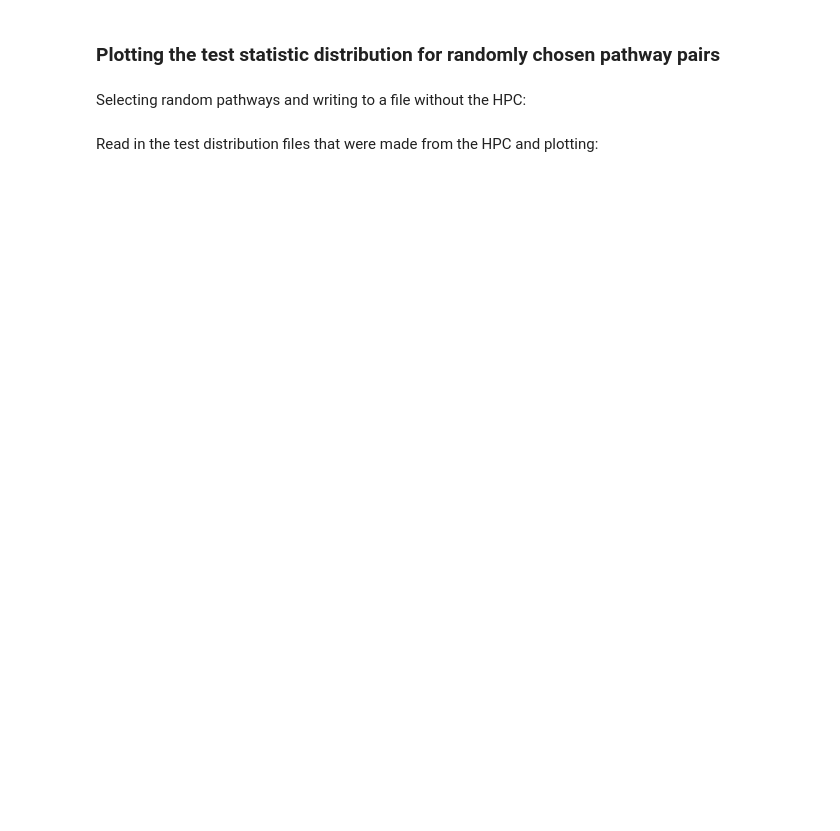
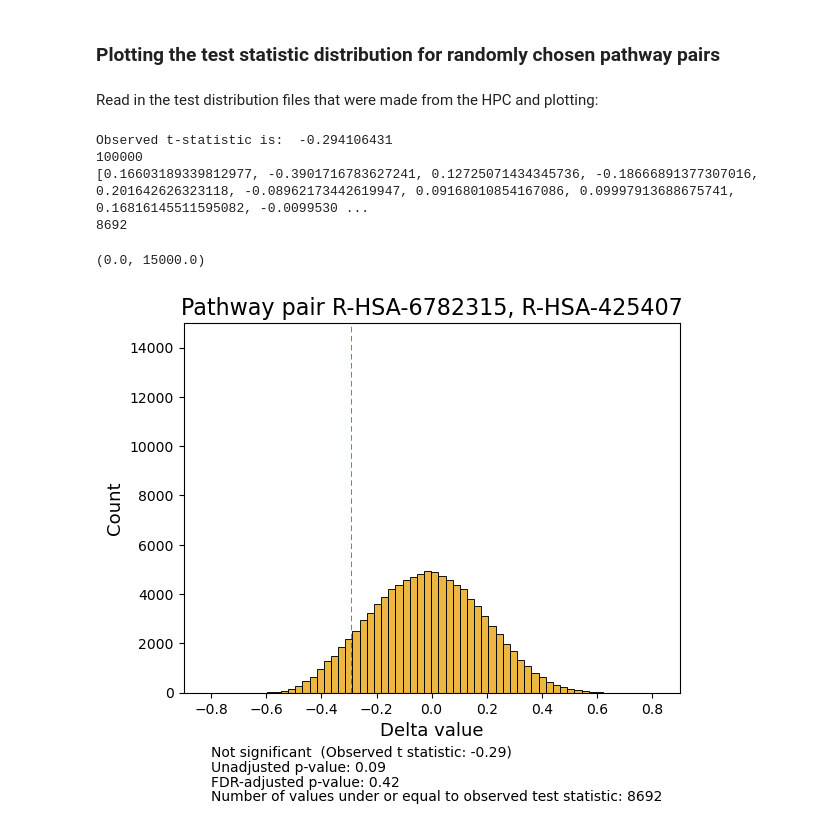
Before and after one commit to j-keung/multiomics-pathway-analysis, a Jupyter notebook: main_scripts/permutations_after_HPC.ipynb, the cells around one changed output. Drawn from its saved outputs; the diff is of its cells as text; code cells hidden in the pictures; blank space fills up the shorter version.

```diff
--- a/main_scripts/permutations_after_HPC.ipynb
+++ b/main_scripts/permutations_after_HPC.ipynb
@@ -413,2 +341,0 @@ path
-# %% [markdown]
-Selecting random pathways and writing to a file without the HPC:
@@ -433,16 +342,15 @@ Selecting random pathways and writing to a file without the HPC:
 # %% [markdown]
 Read in the test distribution files that were made from the HPC and plotting:
 # %%
-val_array = []
+#Open the test distribution files one by one
+test_num = 4631
 
-
-#Open the test distribution files one by one:
-test_num = 4631
 with open('../Data/permutation_test_files_metabolomics/Test_distribution/test_distribution'+str(test_num)+'.txt') as file:
 #with open('../Data/permutation_test_files_proteomics/Test_distribution/test_distribution'+str(test_num)+'.txt') as file:
 #with open('../Data/permutation_test_files_integrated/Test_distribution/test_distribution'+str(test_num)+'.txt') as file:
+
     comparison = df.Observed_tstat[test_num]
-    print(comparison)
+    print("Observed t-statistic is: ", comparison)
 
     edge_name = df.index[test_num]
 
@@ -452,50 +360,47 @@ with open('../Data/permutation_test_files_metabolomics/Test_distribution/test_di
     print(len(vals))
     print(vals[:100])
 
 
-#For metabolomics:
-#sns.histplot(vals, bins = 50,color='#59C3C3',edgecolor="k")
-
-#For proteomics:
-#sns.histplot(vals, bins = 50,color='#4062BB',edgecolor="k")
-
-#For integrated data:
-sns.histplot(vals, bins = 50,color='#52489C',edgecolor="k")
-
+sns.histplot(vals, bins = 50, color='#e69f00', edgecolor="k")
 
 plt.title('Pathway pair '+ edge_name,fontsize=16)
 plt.xlabel('Delta value',fontsize=13)
 plt.ylabel('Count',fontsize=13)
 
 
 #Plot observed t statistic lines
 plt.axvline(x=comparison, color='r', linewidth=0.5, linestyle='--', dashes=(8, 5))
-plt.axvline(x=-comparison, color='r', linewidth=0.5, linestyle='--', dashes=(8, 5))
 
-#Count number of values (made absolute) that are over the observed test statistic (made absolute) for two sided permutation test
+
+#Count number of values that are over/under the observed test statistic for two sided permutation test
 counter = 0
 for index in range(len(vals)):  #len(final_list) = number of permutations
     if comparison >= 0:
         if vals[index] >= comparison:
             counter += 1
     if comparison < 0:
         if vals[index] < comparison:
             counter += 1
 print(counter)
 
 
-#MUST RUN THE ABOVE CODE TO LOAD IN THE NUMBER OF VALUES THAT ARE ABOVE THE OBSERVED TEST STATISTIC SO I KNOW WHETHER THE PATHWAY PAIR IS SIGNIFICANT AFTER FDR CORRECTION
+#MUST RUN THE ABOVE CODE TO LOAD IN 'sig_edge_boolean'
 if sig_edge_boolean[test_num] == True:
     plt.text(-0.8, -2600, "Adjusted p-value significant",fontsize=10)
 else:
-    plt.text(-0.8, -2600, "Not significant"+ "  (Observed t statistic: "+str(comparison)+")", fontsize=10)
-plt.text(-0.8, -3200, "Unadjusted p-value: " + str(pval_array[test_num]),fontsize=10)
-plt.text(-0.8, -3800, "FDR-adjusted p-value: " + str(adjusted_pval[test_num]),fontsize=10)
-plt.text(-0.8, -4400, "Number of values above observed test statistic: " + str(counter),fontsize=10)
+    plt.text(-0.8, -2600, "Not significant"+ "  (Observed t statistic: "+str(round(comparison,2))+")", fontsize=10)
+plt.text(-0.8, -3200, "Unadjusted p-value: " + str(round(pval_array[test_num],2)),fontsize=10)
+plt.text(-0.8, -3800, "FDR-adjusted p-value: " + str(round(adjusted_pval[test_num],2)),fontsize=10)
+plt.text(-0.8, -4400, "Number of values under or equal to observed test statistic: " + str(counter),fontsize=10)
 
-
-
-plt.xlim(-0.9,0.9)   #-log_10(0.005) = 2.301...
+plt.xlim(-0.9,0.9)
 plt.ylim(0,15000)
 
-#plt.savefig( 'Figures/Pathway ' + edge_name + '.png' , dpi=200,bbox_inches = 'tight' , pad_inches = 0.2 , facecolor='w')
+#plt.savefig( 'Figures/Pathway ' + edge_name + '.png' ,dpi=200, bbox_inches = 'tight', pad_inches = 0.2, facecolor='w')
+# %% [output]
+Observed t-statistic is:  -0.294106431
+100000
+[0.16603189339812977, -0.3901716783627241, 0.12725071434345736, -0.18666891377307016, 0.201642626323118, -0.08962173442619947, 0.09168010854167086, 0.09997913688675741, 0.16816145511595082, -0.0099530 ...
+8692
+(0.0, 15000.0)
+[figure, added]
```
Also changed, not shown: parts of 31 cells of this notebook.
